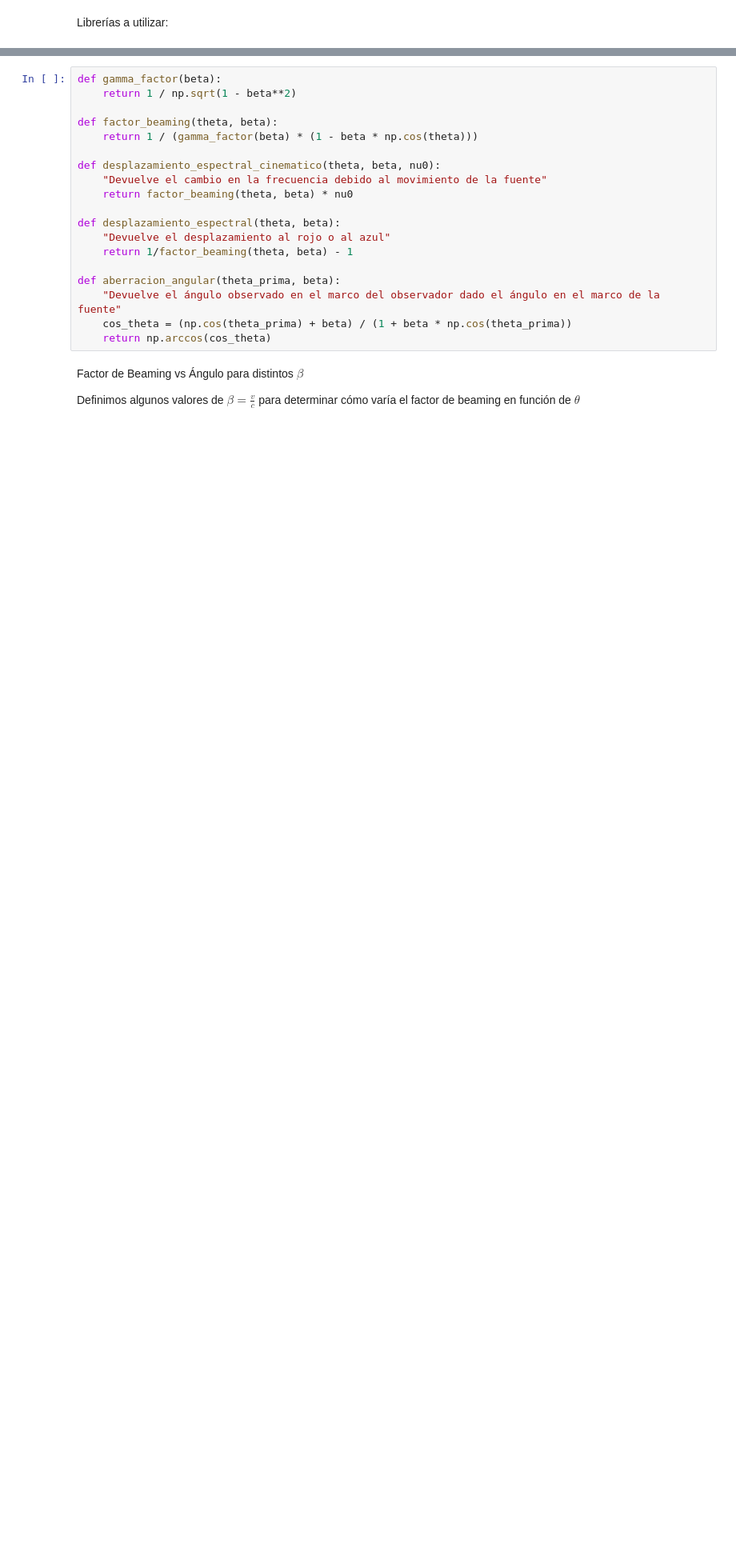
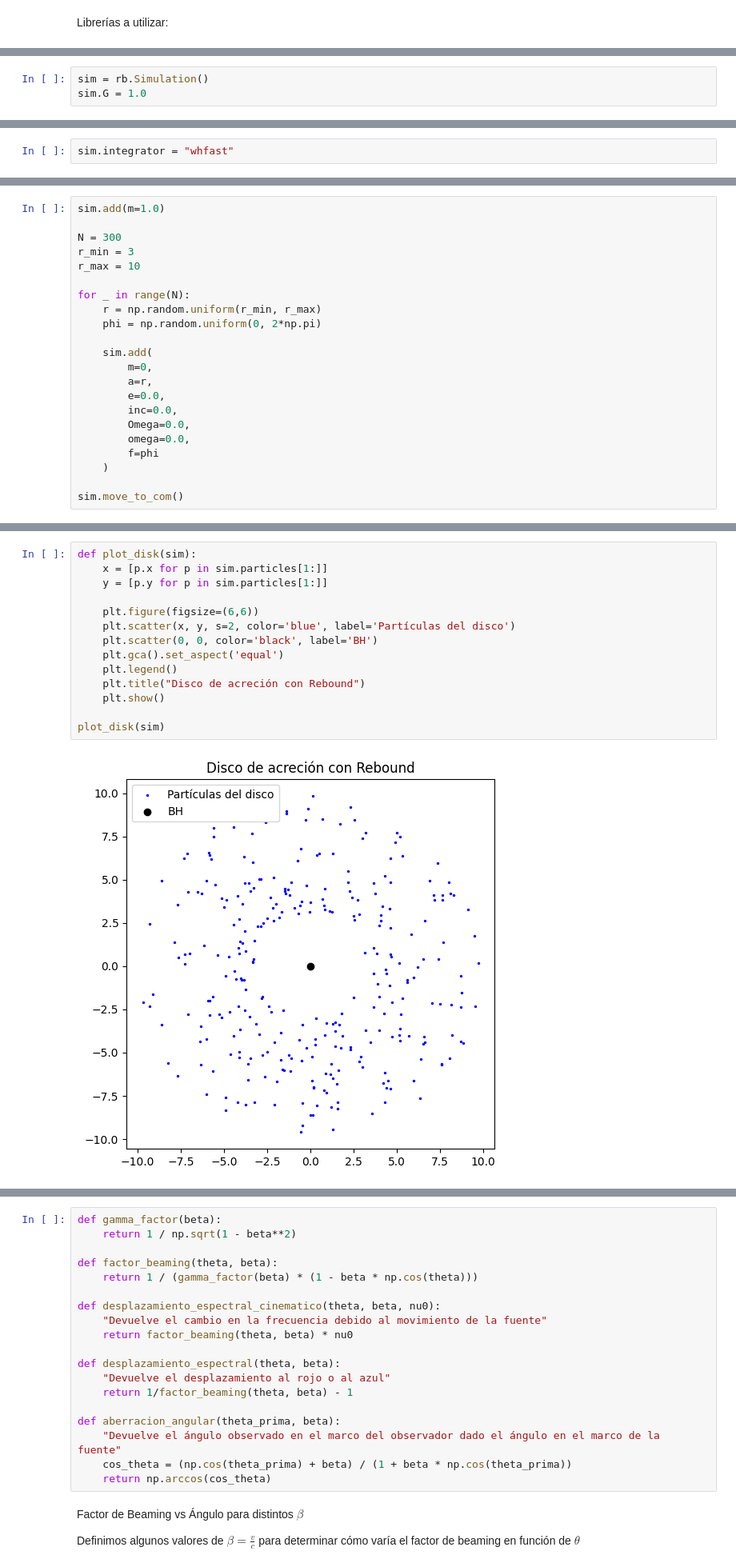
Before and after one commit to mariaisabelolarte/proyecto_relatividad, a Jupyter notebook: Proyecto_DiscoAcrecion_RG2026_1.ipynb, the cells around one changed output, grey strips where cells are left out. Shown at 80% size. Saved outputs shown, nothing was run; the diff lists cells and outputs as text; blank space fills up the shorter version.

```diff
--- a/Proyecto_DiscoAcrecion_RG2026_1.ipynb
+++ b/Proyecto_DiscoAcrecion_RG2026_1.ipynb
@@ -63,0 +71,3 @@ import matplotlib.pyplot as plt
+# %%
+sim = rb.Simulation()
+sim.G = 1.0
@@ -63,0 +76,2 @@ import matplotlib.pyplot as plt
+# %%
+sim.integrator = "whfast"
@@ -63,0 +80,22 @@ import matplotlib.pyplot as plt
+# %%
+sim.add(m=1.0)
+
+N = 300
+r_min = 3
+r_max = 10
+
+for _ in range(N):
+    r = np.random.uniform(r_min, r_max)
+    phi = np.random.uniform(0, 2*np.pi)
+
+    sim.add(
+        m=0,
+        a=r,
+        e=0.0,
+        inc=0.0,
+        Omega=0.0,
+        omega=0.0,
+        f=phi
+    )
+
+sim.move_to_com()
@@ -63,0 +104,16 @@ import matplotlib.pyplot as plt
+# %%
+def plot_disk(sim):
+    x = [p.x for p in sim.particles[1:]]
+    y = [p.y for p in sim.particles[1:]]
+
+    plt.figure(figsize=(6,6))
+    plt.scatter(x, y, s=2, color='blue', label='Partículas del disco')
+    plt.scatter(0, 0, color='black', label='BH')
+    plt.gca().set_aspect('equal')
+    plt.legend()
+    plt.title("Disco de acreción con Rebound")
+    plt.show()
+
+plot_disk(sim)
+# %% [output]
+[figure, added]
```
Also changed, not shown: parts of 25 cells of this notebook, 1 other file.
